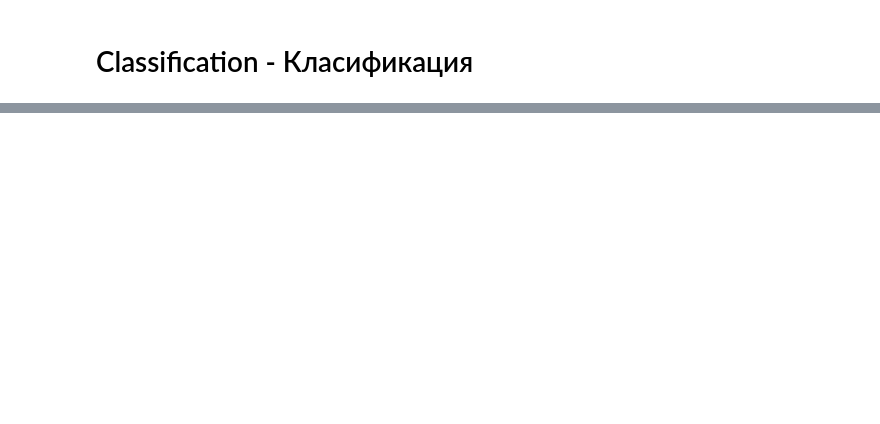
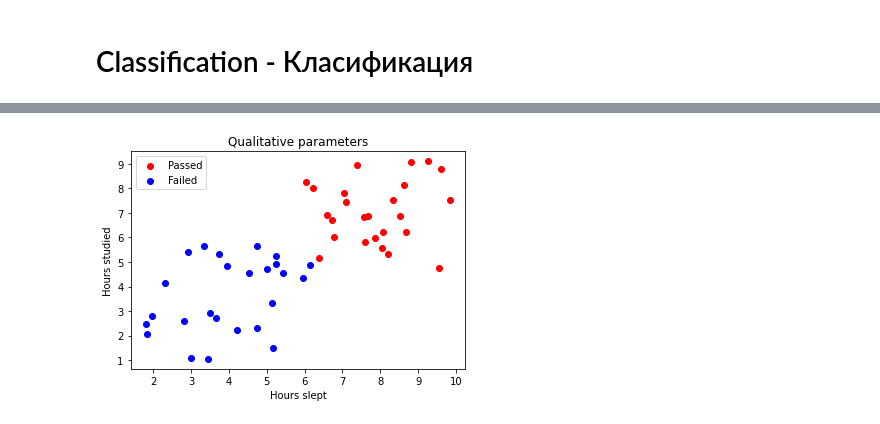
Before and after one commit to petardmnv/Math-Concepts-for-Developers, a Jupyter notebook: Classification-Project/Classification-Models.ipynb, the cells around one changed output, grey strips where cells are left out. Cells and saved outputs as stored; diff of their text form; code cells hidden in the pictures; blank space fills up the shorter version.

```diff
--- a/Classification-Project/Classification-Models.ipynb
+++ b/Classification-Project/Classification-Models.ipynb
@@ -94,0 +80,15 @@ $$ [0 \space1] $$
+# %%
+passed_exam_hours_studied = np.array((np.random.rand(1, 25) + 0.9) * 4.845)
+passed_exam_hours_slept = np.array((np.random.rand(1, 25) + 1.3) * 4.45)
+failed_exam_hours_studied = np.array((np.random.rand(1, 25) + 0.2) * 4.845)
+failed_exam_hours_slept = np.array((np.random.rand(1, 25) + 0.4) * 4.45)
+plt.scatter(passed_exam_hours_slept, passed_exam_hours_studied, color = 'r', label='Passed')
+plt.scatter(failed_exam_hours_slept, failed_exam_hours_studied, color = 'b', label='Failed')
+
+plt.ylabel("Hours studied")
+plt.xlabel("Hours slept")
+plt.legend()
+plt.title("Qualitative parameters")
+plt.show()
+# %% [output]
+[figure, added]
```
Also changed, not shown: parts of 70 cells of this notebook.
